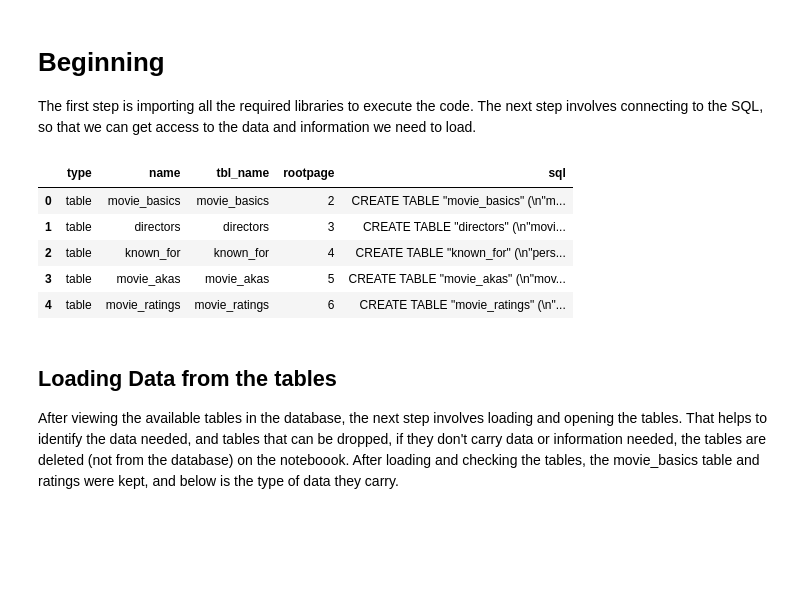
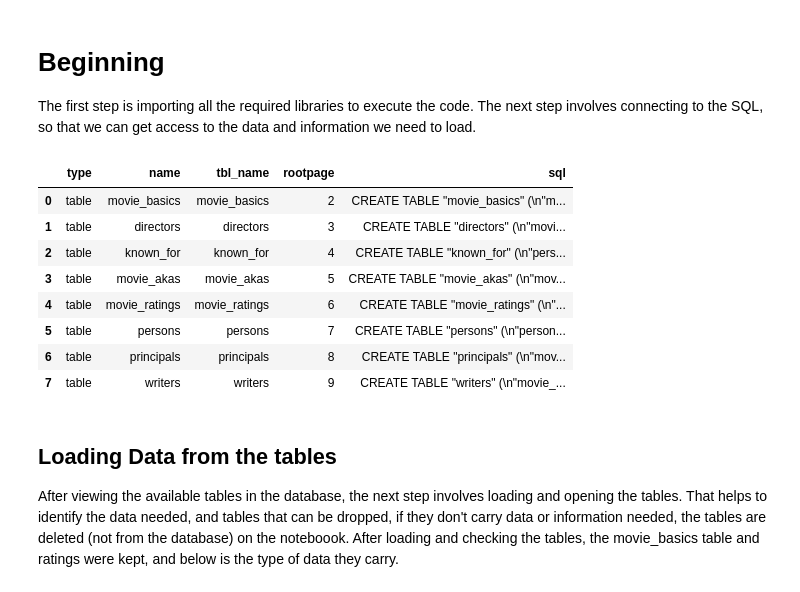
Before and after one commit to WacekeW/dsc-phase-1-project-v2-4, a Jupyter notebook: student.ipynb, the cells around one changed output. Saved outputs shown, nothing was run; the diff lists cells and outputs as text; code cells hidden in the pictures; blank space fills up the shorter version.

```diff
--- a/student.ipynb
+++ b/student.ipynb
@@ -20,21 +20,24 @@ import matplotlib.pyplot as plt
 import sqlite3
 
 #connect to sql
-conn = sqlite3.connect('zippedData/im.db')
+conn = sqlite3.connect('./zippedData/im.db')
 
 def sqldata(query):
     return pd.read_sql(query, conn)
 # %%
 #Viewing available tables in the im.db database
 im_db = pd.read_sql('SELECT * FROM sqlite_master;', conn)
-im_db.head()
+im_db
 # %% [output]
 |  | type | name | tbl_name | rootpage | sql |
 | 0 | table | movie_basics | movie_basics | 2 | CREATE TABLE "movie_basics" (\n"m... |
 | 1 | table | directors | directors | 3 | CREATE TABLE "directors" (\n"movi... |
 | 2 | table | known_for | known_for | 4 | CREATE TABLE "known_for" (\n"pers... |
 | 3 | table | movie_akas | movie_akas | 5 | CREATE TABLE "movie_akas" (\n"mov... |
 | 4 | table | movie_ratings | movie_ratings | 6 | CREATE TABLE "movie_ratings" (\n"... |
+| 5 | table | persons | persons | 7 | CREATE TABLE "persons" (\n"person... |
+| 6 | table | principals | principals | 8 | CREATE TABLE "principals" (\n"mov... |
+| 7 | table | writers | writers | 9 | CREATE TABLE "writers" (\n"movie_... |
 # %% [markdown]
 ## Loading Data from the tables
 After viewing the available tables in the database, the next step involves loading and opening the tables. That helps to identify the data needed, and tables that can be dropped, if they don't carry data or information needed, the tables are deleted (not from the database) on the noteboook. After loading and checking the tables, the movie_basics table and ratings were kept, and below is the type of data they carry.
```
Also changed, not shown: parts of 4 cells of this notebook, 3 other files.
